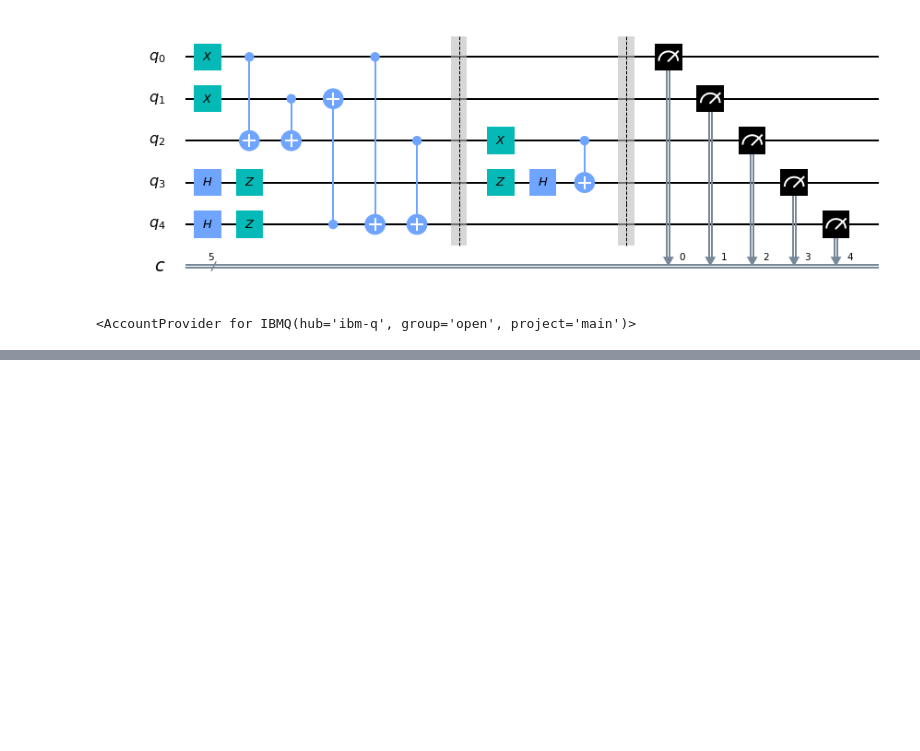
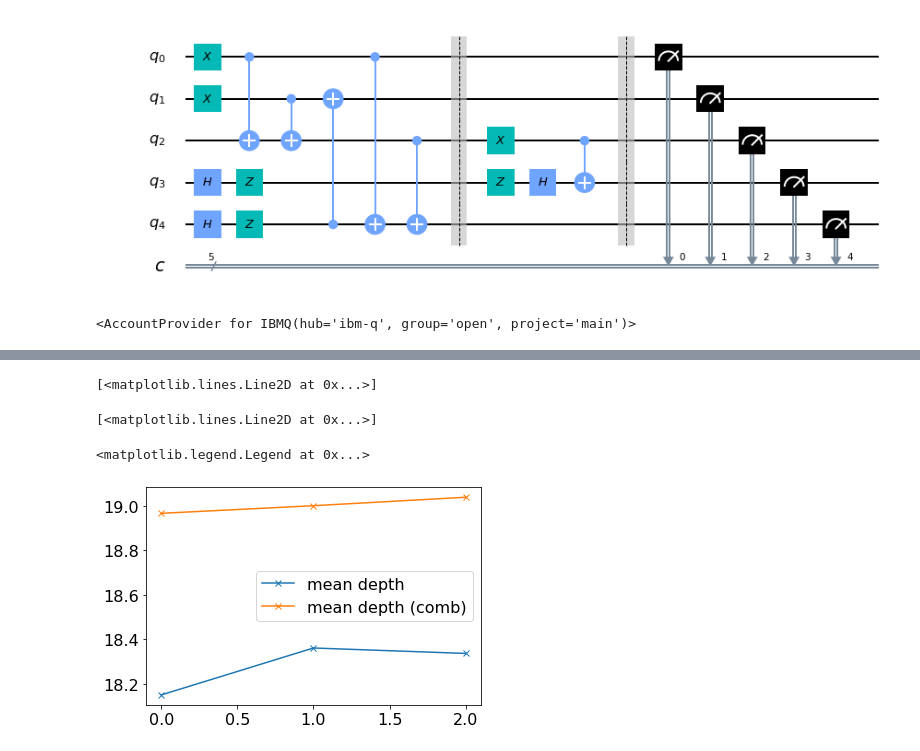
Before and after one commit to OpenQuantumComputing/error_mitigation, a Jupyter notebook: Quantum Poker, Max's circuit.ipynb, the cells around one changed output, grey strips where cells are left out. Cells and saved outputs as stored; diff of their text form; code cells hidden in the pictures; blank space fills up the shorter version.

```diff
--- a/Quantum Poker, Max's circuit.ipynb
+++ b/Quantum Poker, Max's circuit.ipynb
@@ -149,8 +161,13 @@ d=pl.hist(E_dict[bn+"4"],edgecolor = 'black',color='blue',range=(xmin,4.05),bins
 # %%
 pl.plot((mean_depth_dict[bn+"1"],\
         mean_depth_dict[bn+"2"],\
-        mean_depth_dict[bn+"4"]),label='mean depth')
+        mean_depth_dict[bn+"4"]),'x-',label='mean depth')
 pl.plot((mean_depth_transpiled_dict[bn+"1"],\
         mean_depth_transpiled_dict[bn+"2"],\
-        mean_depth_transpiled_dict[bn+"4"]),label='mean depth after combining single qubit gates')
+        mean_depth_transpiled_dict[bn+"4"]),'x-',label='mean depth (comb)')
 pl.legend()
+# %% [output]
+[<matplotlib.lines.Line2D at 0x...>]
+[<matplotlib.lines.Line2D at 0x...>]
+<matplotlib.legend.Legend at 0x...>
+[figure, added]
```
Also changed, not shown: parts of 3 cells of this notebook.
